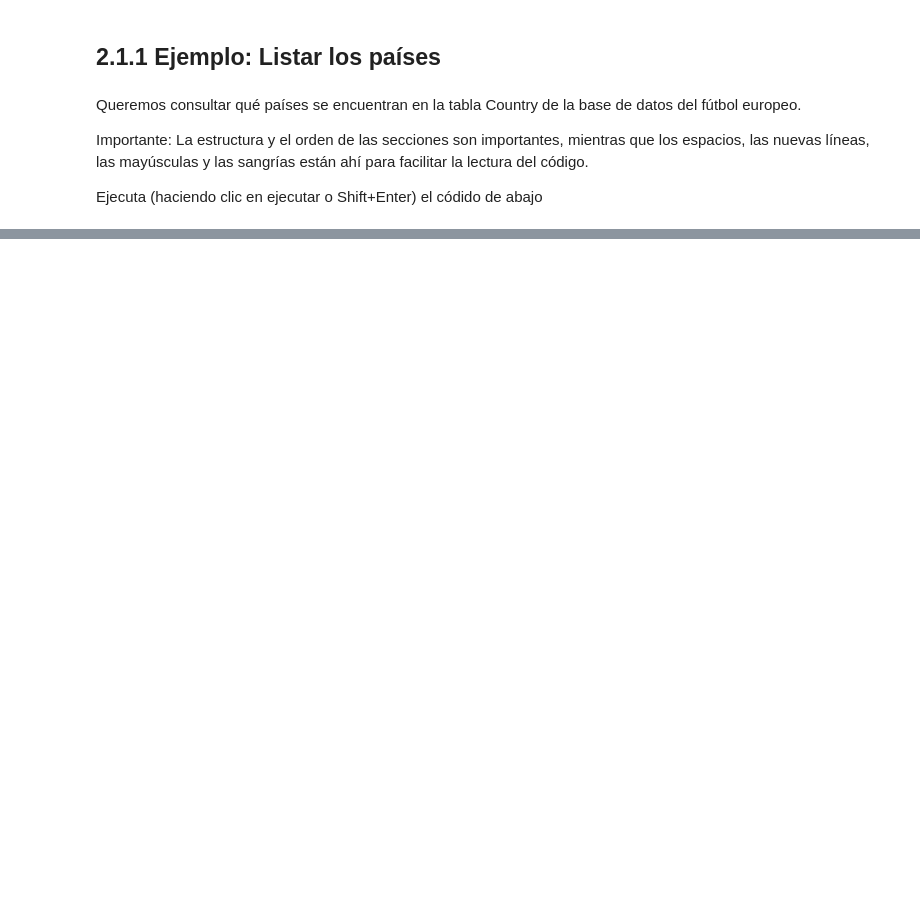
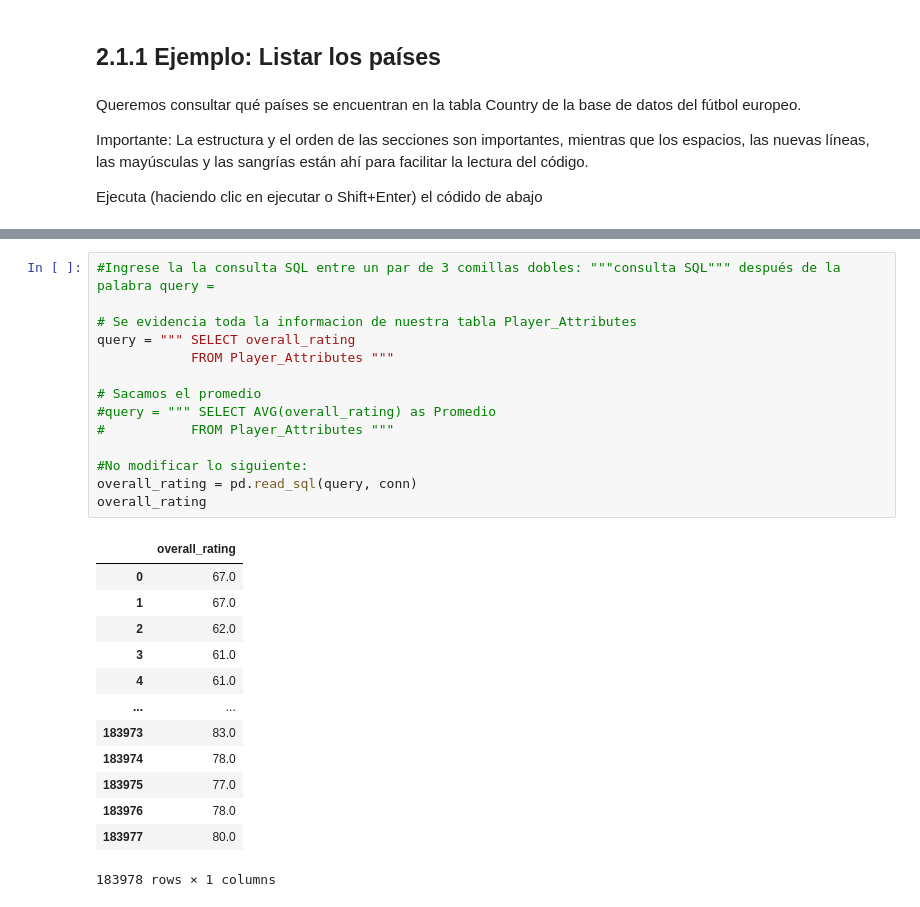
Before and after one commit to SebastianCastillo180/MinTIC, a Jupyter notebook: EjercicioSQL.ipynb, the cells around one changed output, grey strips where cells are left out. Cells and saved outputs as stored; diff of their text form; blank space fills up the shorter version.

```diff
--- a/EjercicioSQL.ipynb
+++ b/EjercicioSQL.ipynb
@@ -82,0 +240,28 @@ countries
+# %%
+#Ingrese la la consulta SQL entre un par de 3 comillas dobles: """consulta SQL""" después de la palabra query =
+
+# Se evidencia toda la informacion de nuestra tabla Player_Attributes
+query = """ SELECT overall_rating
+            FROM Player_Attributes """
+
+# Sacamos el promedio
+#query = """ SELECT AVG(overall_rating) as Promedio
+#           FROM Player_Attributes """
+
+#No modificar lo siguiente:
+overall_rating = pd.read_sql(query, conn)
+overall_rating
+# %% [output]
+|  | overall_rating |
+| 0 | 67.0 |
+| 1 | 67.0 |
+| 2 | 62.0 |
+| 3 | 61.0 |
+| 4 | 61.0 |
+| ... | ... |
+| 183973 | 83.0 |
+| 183974 | 78.0 |
+| 183975 | 77.0 |
+| 183976 | 78.0 |
+| 183977 | 80.0 |
+183978 rows × 1 columns
```
Also changed, not shown: parts of 11 cells of this notebook.
